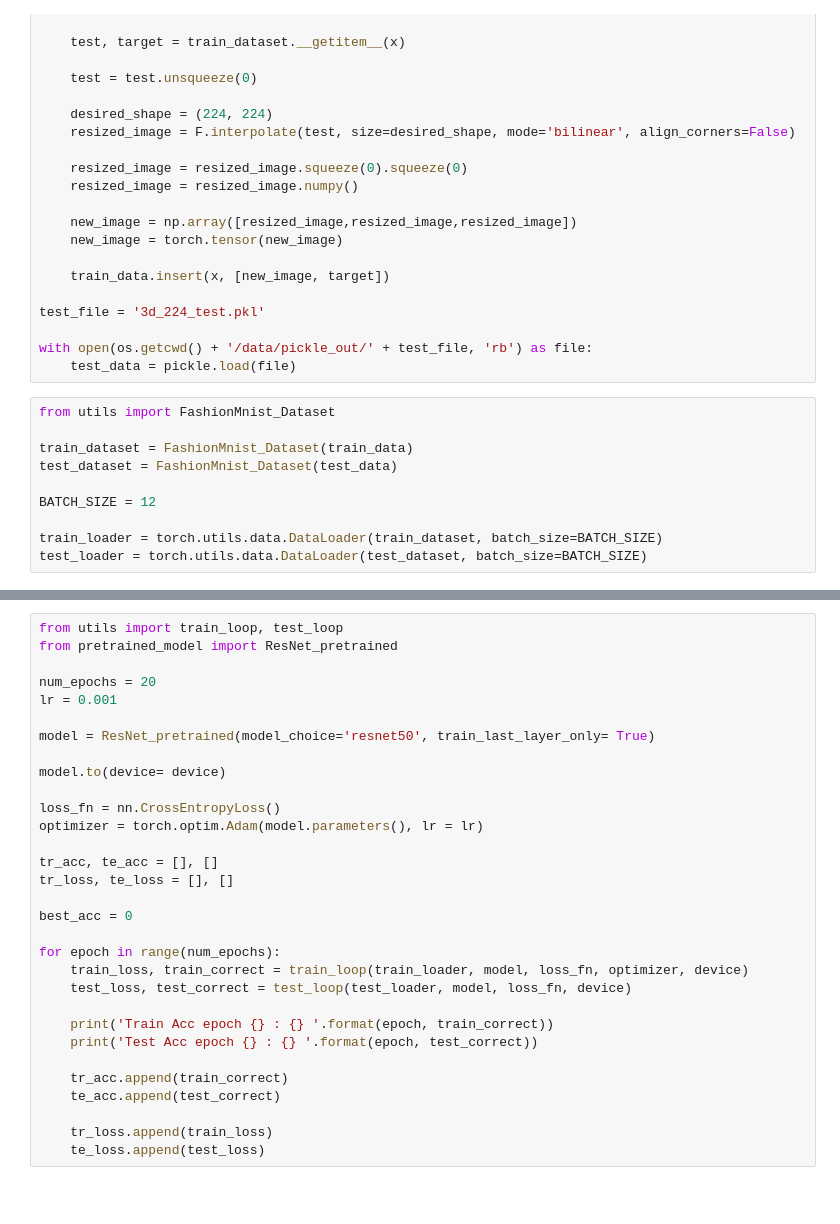
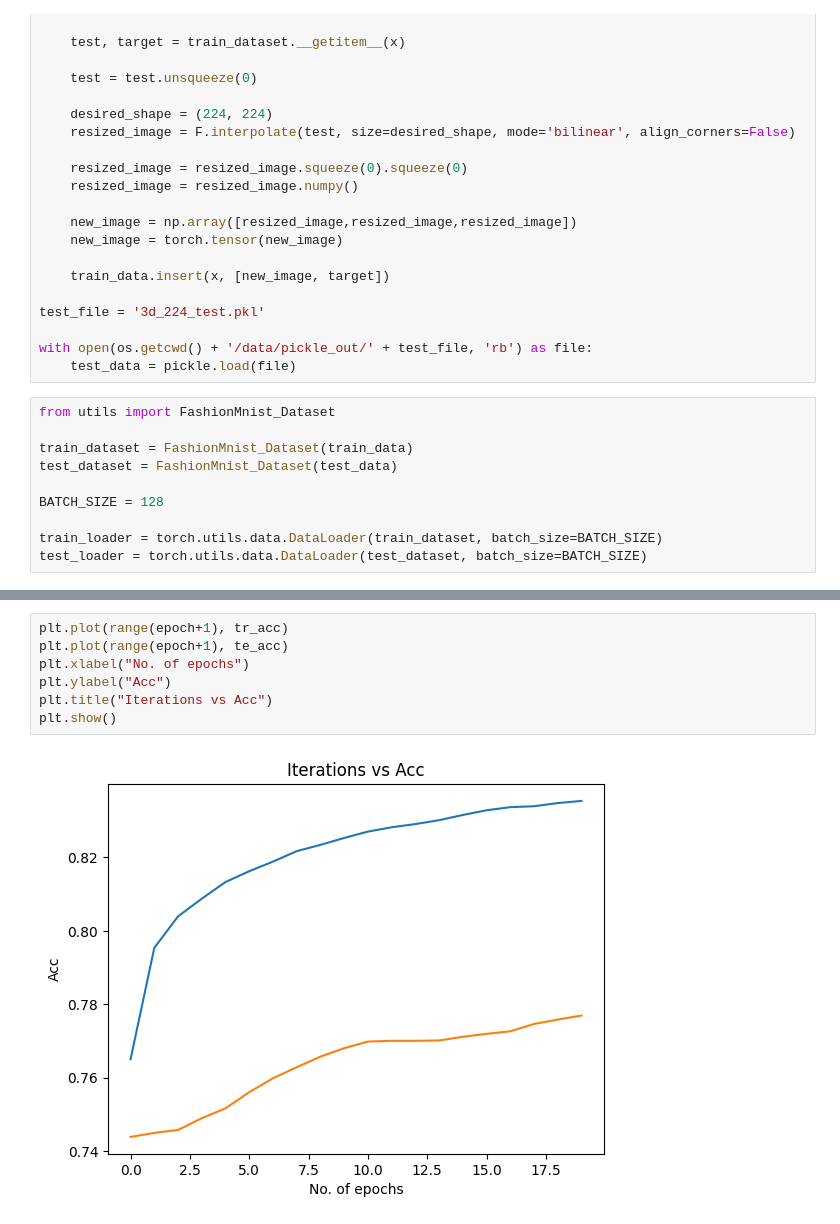
Before and after one commit to normalwalrus/NeuralNetAssignment2, a Jupyter notebook: pretrained_vgg16.ipynb, the cells around one changed output, grey strips where cells are left out. Drawn from its saved outputs; the diff is of its cells as text; blank space fills up the shorter version.

```diff
--- a/pretrained_vgg16.ipynb
+++ b/pretrained_vgg16.ipynb
@@ -53,7 +53,7 @@ from utils import FashionMnist_Dataset
 train_dataset = FashionMnist_Dataset(train_data)
 test_dataset = FashionMnist_Dataset(test_data)
 
-BATCH_SIZE = 12
+BATCH_SIZE = 128
 
 train_loader = torch.utils.data.DataLoader(train_dataset, batch_size=BATCH_SIZE)
 test_loader = torch.utils.data.DataLoader(test_dataset, batch_size=BATCH_SIZE)
@@ -91,33 +97,11 @@ for epoch in range(num_epochs):
 # %% [output]
 KeyboardInterrupt:
-# %%
-from utils import train_loop, test_loop
-from pretrained_model import ResNet_pretrained
-
-num_epochs = 20
-lr = 0.001
-
-model = ResNet_pretrained(model_choice='resnet50', train_last_layer_only= True)
-
-model.to(device= device)
-
-loss_fn = nn.CrossEntropyLoss()
-optimizer = torch.optim.Adam(model.parameters(), lr = lr)
-
-tr_acc, te_acc = [], []
-tr_loss, te_loss = [], []
-
-best_acc = 0
-
-for epoch in range(num_epochs):
-    train_loss, train_correct = train_loop(train_loader, model, loss_fn, optimizer, device)
-    test_loss, test_correct = test_loop(test_loader, model, loss_fn, device)
-
-    print('Train Acc epoch {} : {} '.format(epoch, train_correct))
-    print('Test Acc epoch {} : {} '.format(epoch, test_correct))
-
-    tr_acc.append(train_correct)
-    te_acc.append(test_correct)
-
-    tr_loss.append(train_loss)
-    te_loss.append(test_loss)
+# %%
+plt.plot(range(epoch+1), tr_acc)
+plt.plot(range(epoch+1), te_acc)
+plt.xlabel("No. of epochs")
+plt.ylabel("Acc")
+plt.title("Iterations vs Acc")
+plt.show()
+# %% [output]
+[figure, added]
```
Also changed, not shown: parts of 5 cells of this notebook, 23 other files.
